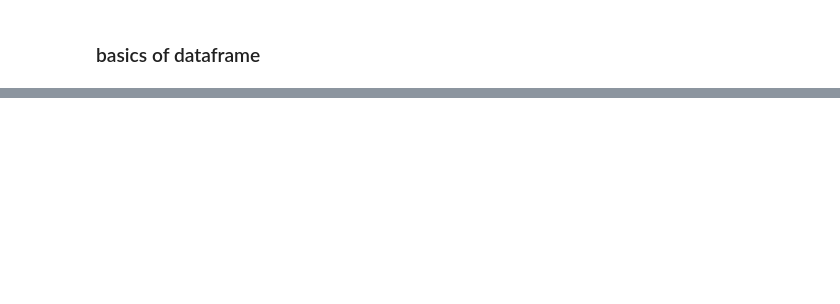
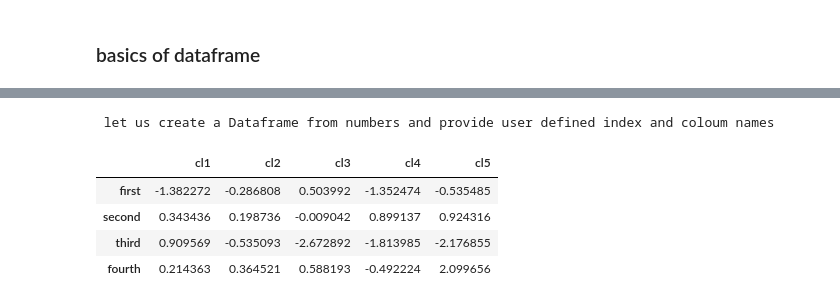
Before and after one commit to webhash/kunji_python, a Jupyter notebook: TamingPython/Taming_Pandas_1.ipynb, the cells around one changed output, grey strips where cells are left out. Cells and saved outputs as stored; diff of their text form; code cells hidden in the pictures; blank space fills up the shorter version.

```diff
--- a/TamingPython/Taming_Pandas_1.ipynb
+++ b/TamingPython/Taming_Pandas_1.ipynb
@@ -603,0 +782,13 @@ ndf
+# %%
+print(note := " let us create a Dataframe from numbers and provide user defined index and coloum names")
+print()
+df = pd.DataFrame(np.random.randn(20).reshape(4,5), index = ['first','second', 'third','fourth'],
+                  columns=['cl1', 'cl2', 'cl3','cl4','cl5'])
+df
+# %% [output]
+ let us create a Dataframe from numbers and provide user defined index and coloum names
+|  | cl1 | cl2 | cl3 | cl4 | cl5 |
+| first | -1.382272 | -0.286808 | 0.503992 | -1.352474 | -0.535485 |
+| second | 0.343436 | 0.198736 | -0.009042 | 0.899137 | 0.924316 |
+| third | 0.909569 | -0.535093 | -2.672892 | -1.813985 | -2.176855 |
+| fourth | 0.214363 | 0.364521 | 0.588193 | -0.492224 | 2.099656 |
```
Also changed, not shown: parts of 149 cells of this notebook.
